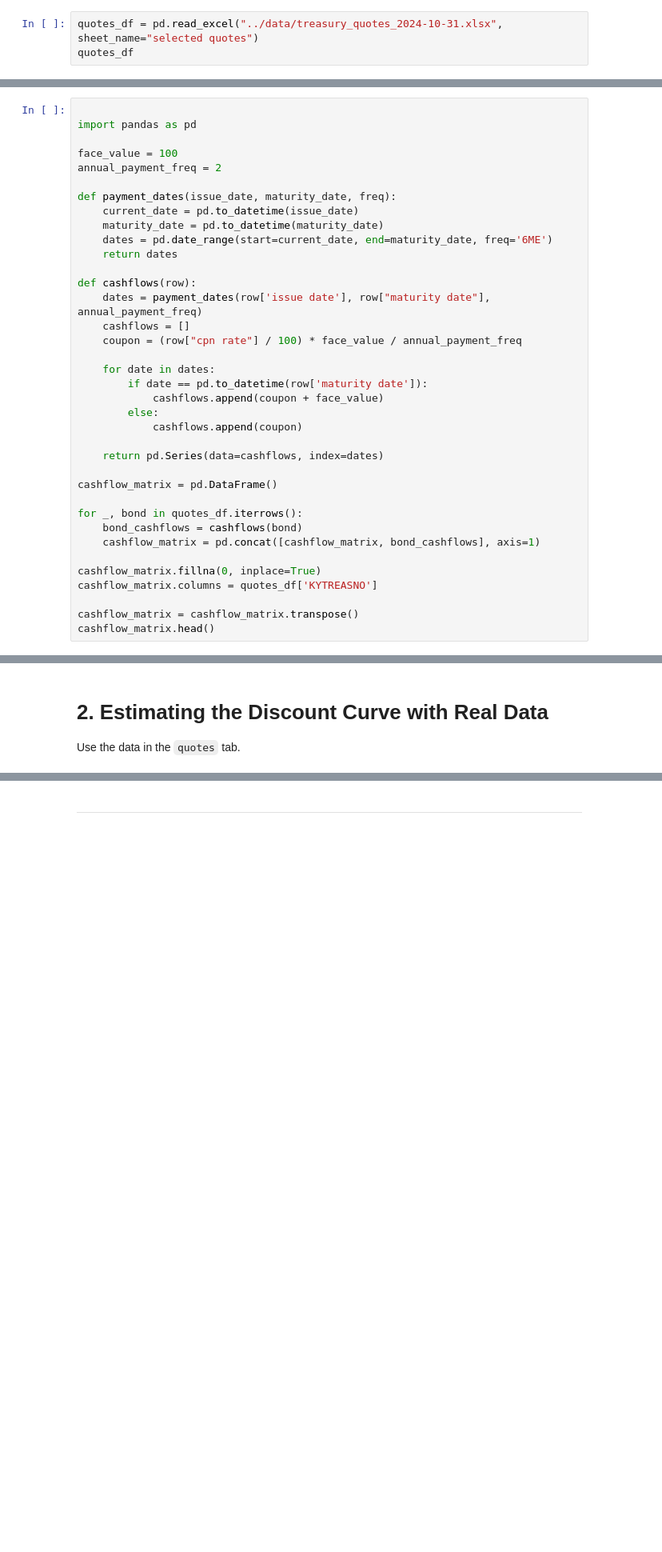
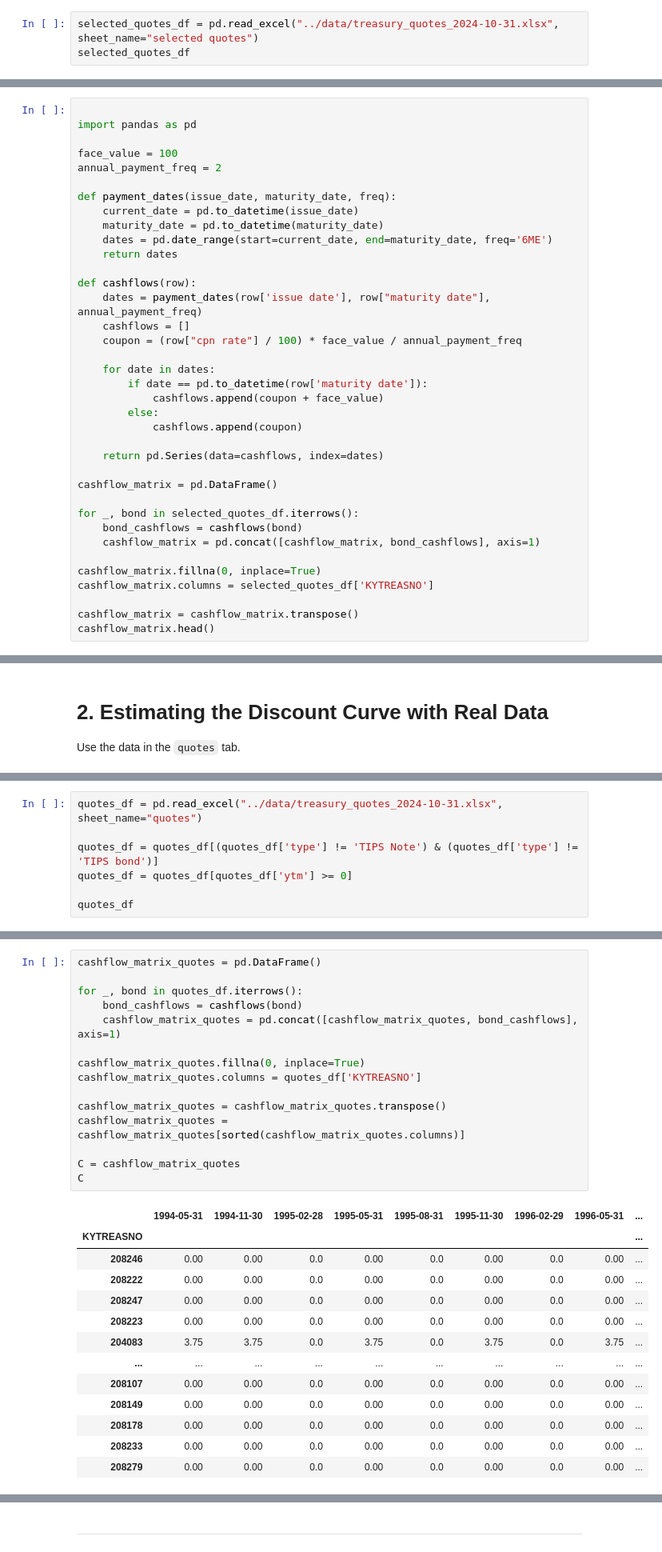
Before and after one commit to ekopen/finm-fixedincome-2025, a Jupyter notebook: homework/Homework 1.ipynb, the cells around one changed output, grey strips where cells are left out. Shown: that part at 80% size. Drawn from its saved outputs; the diff is of its cells as text; blank space fills up the shorter version.

```diff
--- a/homework/Homework 1.ipynb
+++ b/homework/Homework 1.ipynb
@@ -31,8 +31,8 @@ import numpy as np
 import matplotlib.pyplot as plt
 from datetime import timedelta
 # %%
-quotes_df = pd.read_excel("../data/treasury_quotes_2024-10-31.xlsx", sheet_name="selected quotes")
-quotes_df
+selected_quotes_df = pd.read_excel("../data/treasury_quotes_2024-10-31.xlsx", sheet_name="selected quotes")
+selected_quotes_df
 # %% [output]
 |  | KYTREASNO | type | quote date | issue date | maturity date | ttm | accrual fraction | cpn rate | ... |
 | 0 | 208042 | note | 2024-10-31 | 2023-04-30 | 2025-04-30 | 0.495551 | 0 | 3.875 | ... |
@@ -81,12 +81,12 @@ def cashflows(row):
 
 cashflow_matrix = pd.DataFrame()
 
-for _, bond in quotes_df.iterrows():
+for _, bond in selected_quotes_df.iterrows():
     bond_cashflows = cashflows(bond)
     cashflow_matrix = pd.concat([cashflow_matrix, bond_cashflows], axis=1)
 
 cashflow_matrix.fillna(0, inplace=True)
-cashflow_matrix.columns = quotes_df['KYTREASNO']
+cashflow_matrix.columns = selected_quotes_df['KYTREASNO']
 
 cashflow_matrix = cashflow_matrix.transpose()
 cashflow_matrix.head()
@@ -204,3 +204,10 @@ Report:
 * which date has the most cashflow across all issues?
 
 * which date has the most issues paying a cashflow?
+# %%
+quotes_df = pd.read_excel("../data/treasury_quotes_2024-10-31.xlsx", sheet_name="quotes")
+
+quotes_df = quotes_df[(quotes_df['type'] != 'TIPS Note') & (quotes_df['type'] != 'TIPS bond')]
+quotes_df = quotes_df[quotes_df['ytm'] >= 0]
+
+quotes_df
@@ -206,0 +228,29 @@ Report:
+# %%
+cashflow_matrix_quotes = pd.DataFrame()
+
+for _, bond in quotes_df.iterrows():
+    bond_cashflows = cashflows(bond)
+    cashflow_matrix_quotes = pd.concat([cashflow_matrix_quotes, bond_cashflows], axis=1)
+
+cashflow_matrix_quotes.fillna(0, inplace=True)
+cashflow_matrix_quotes.columns = quotes_df['KYTREASNO']
+
+cashflow_matrix_quotes = cashflow_matrix_quotes.transpose()
+cashflow_matrix_quotes = cashflow_matrix_quotes[sorted(cashflow_matrix_quotes.columns)]
+
+C = cashflow_matrix_quotes
+C
+# %% [output]
+|  | 1994-05-31 | 1994-11-30 | 1995-02-28 | 1995-05-31 | 1995-08-31 | 1995-11-30 | 1996-02-29 | 1996-05-31 | ... |
+| KYTREASNO |  |  |  |  |  |  |  |  | ... |
+| 208246 | 0.00 | 0.00 | 0.0 | 0.00 | 0.0 | 0.00 | 0.0 | 0.00 | ... |
+| 208222 | 0.00 | 0.00 | 0.0 | 0.00 | 0.0 | 0.00 | 0.0 | 0.00 | ... |
+| 208247 | 0.00 | 0.00 | 0.0 | 0.00 | 0.0 | 0.00 | 0.0 | 0.00 | ... |
+| 208223 | 0.00 | 0.00 | 0.0 | 0.00 | 0.0 | 0.00 | 0.0 | 0.00 | ... |
+| 204083 | 3.75 | 3.75 | 0.0 | 3.75 | 0.0 | 3.75 | 0.0 | 3.75 | ... |
+| ... | ... | ... | ... | ... | ... | ... | ... | ... | ... |
+| 208107 | 0.00 | 0.00 | 0.0 | 0.00 | 0.0 | 0.00 | 0.0 | 0.00 | ... |
+| 208149 | 0.00 | 0.00 | 0.0 | 0.00 | 0.0 | 0.00 | 0.0 | 0.00 | ... |
+| 208178 | 0.00 | 0.00 | 0.0 | 0.00 | 0.0 | 0.00 | 0.0 | 0.00 | ... |
+| 208233 | 0.00 | 0.00 | 0.0 | 0.00 | 0.0 | 0.00 | 0.0 | 0.00 | ... |
+| 208279 | 0.00 | 0.00 | 0.0 | 0.00 | 0.0 | 0.00 | 0.0 | 0.00 | ... |
```
Also changed, not shown: parts of 10 cells of this notebook.
